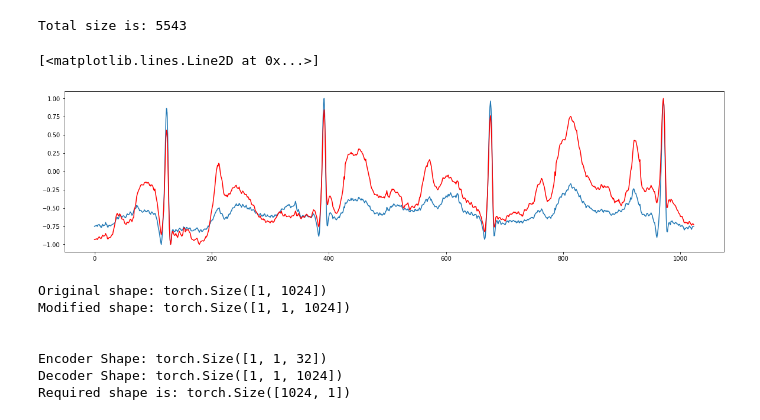
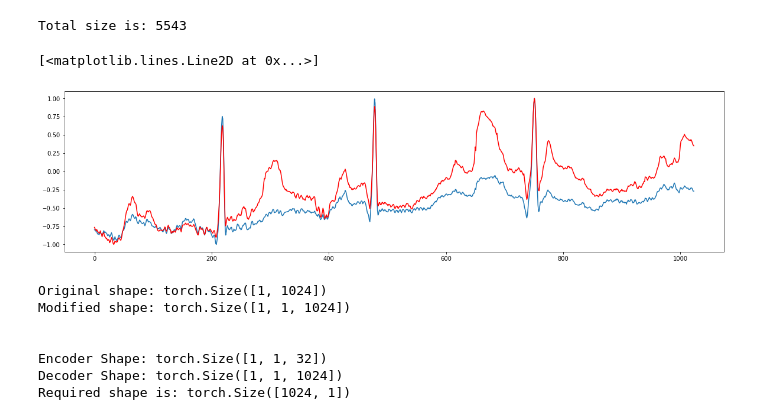
Before and after one commit to enzlaur/pytorch-ml-tuts, a Jupyter notebook: scratch08.ipynb, the cells around one changed output. Saved outputs shown, nothing was run; the diff lists cells and outputs as text; code cells hidden in the pictures.

```diff
--- a/scratch08.ipynb
+++ b/scratch08.ipynb
@@ -41,8 +41,8 @@ ecg_clean = ecg_clean.view( (ecg_clean.shape[0], ecg_clean.shape[2], ecg_clean.s
 ecg_noisy = ecg_noisy.view( (ecg_noisy.shape[0], ecg_noisy.shape[2], ecg_noisy.shape[1]))
 
 # Normalize ecg_clean per subset
-ecg_clean_norm = et.norm_sig(ecg_clean)
-ecg_noisy_norm = et.norm_sig(ecg_noisy)
+ecg_clean = et.norm_sig(ecg_clean)
+ecg_noisy = et.norm_sig(ecg_noisy)
 
 # Create train and validation datasets
 train_size = int( (ecg_clean.shape[0])*.80 ) # Get 80%
@@ -161,16 +115,14 @@ class ae_sampler(nn.Module):
 
         return x
 # %%
-ecg_noisy_tensor = ecg_noisy_norm
-ecg_clean_tensor = ecg_clean_norm
 # Preview ECG data
-index = 8
+index = 10
 plt.figure( figsize=(20,5) )
-plt.plot( ecg_clean_tensor[index][0].cpu() )
-plt.plot( ecg_noisy_tensor[index][0].cpu(), c='red' )
+plt.plot( ecg_clean[index][0].cpu() )
+plt.plot( ecg_noisy[index][0].cpu(), c='red' )
 # %% [output]
 [<matplotlib.lines.Line2D at 0x...>]
-[figure, old version]
+[figure, new version]
 # %%
 # ============================================
 # Run this part to test if your data is properly shaped with the model
```
Also changed, not shown: parts of 1 cell of this notebook.
